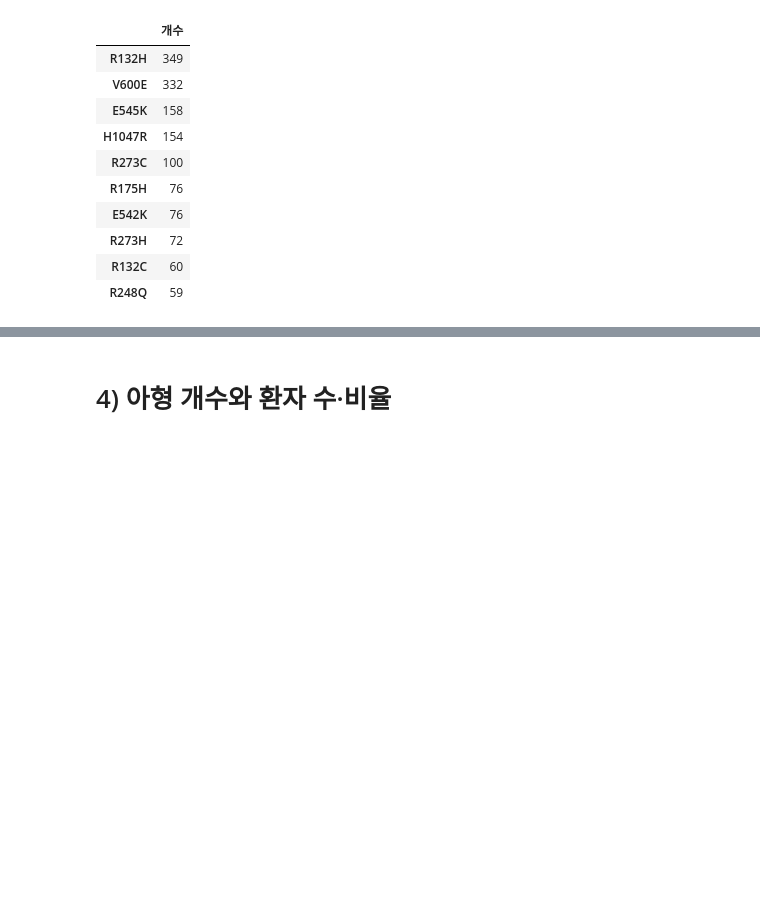
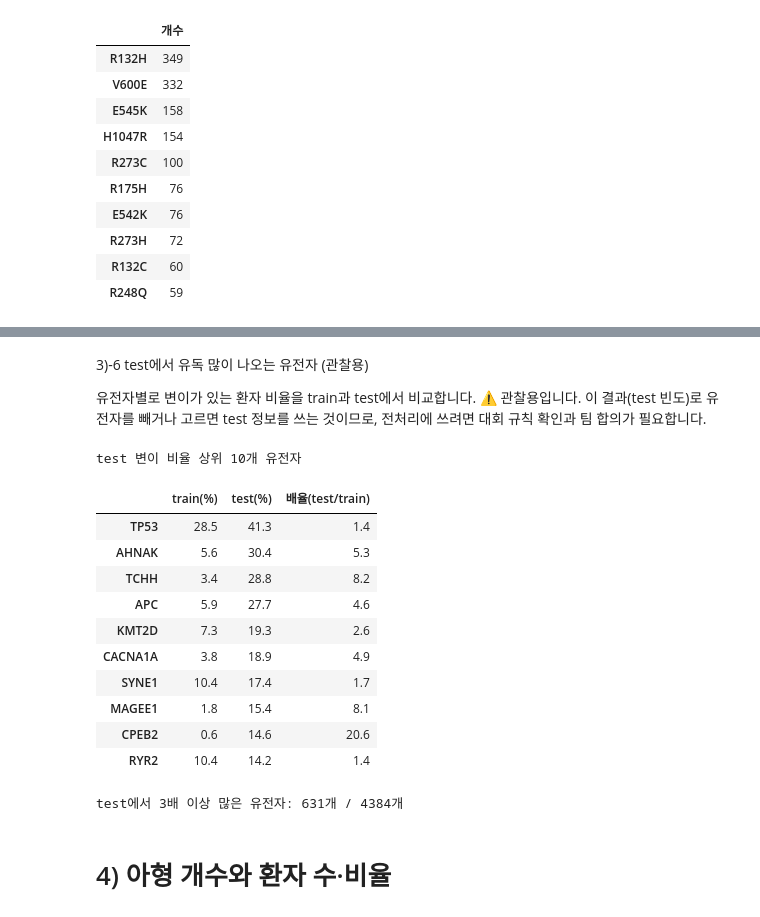
Before and after one commit to seol-ditto/dacon-cancer-subclass, a Jupyter notebook: notebooks/01_eda_data_target.ipynb, the cells around one changed output, grey strips where cells are left out. Saved outputs shown, nothing was run; the diff lists cells and outputs as text; code cells hidden in the pictures; blank space fills up the shorter version.

```diff
--- a/notebooks/01_eda_data_target.ipynb
+++ b/notebooks/01_eda_data_target.ipynb
@@ -121,7 +121,7 @@ def mutation_type(token):
         ref, alt = m.group(1), m.group(3)
         if ref == alt:  # *261* (정지코돈 유지)도 여기
             return 'Silent (동의)'
-        if alt == '*':
+        if alt in ('*', 'X'):  # 'X'도 종결코돈 (test 표기, 3)-4 참고)
             return 'Nonsense (*)'
         if ref == '*':
             return 'Stop-loss'
@@ -191,24 +196,26 @@ pd.Series(tokens).sort_values(ascending=False).head(10).to_frame('개수')
 # %%
-# 3)-3 train vs test 변이 표기 비교
 def get_tokens(df):
-    """변이 있는 칸(WT·빈칸 제외)의 토큰을 모두 꺼냅니다."""
+    """변이 있는 칸(WT·빈칸 제외)과 그 안의 토큰을 모두 꺼냅니다."""
     v = df[GENE_COLS].stack().dropna()  # test 빈칸(NaN) 제외
     v = v[v != 'WT']
     return v, pd.Series([t for cell in v for t in cell.split()])
 
 PATTERNS = {
-    'R213* (종결, * 표기)':       r'[A-Z]\d+\*',
-    'R492X (종결, X 표기)':       r'[A-Z]\d+X',
-    'M622fs (frameshift)':        r'[A-Z*]?\d+fs',
-    'K600Nfs (frameshift+aa)':    r'[A-Z*]?\d+[A-Z]fs.*',
-    'del / ins (in-frame indel)': r'.*(del|ins).*',
+    'R213* (종결, * 표기)':          r'[A-Z]\d+\*',
+    'R492X (종결, X 표기)':          r'[A-Z]\d+X',
+    'M622fs (frameshift)':           r'[A-Z*]?\d+fs',
+    'K600?fs (fs 앞에 아미노산 1글자)': r'[A-Z*]?\d+[A-Z]fs.*',
+    'del / ins (in-frame indel)':    r'.*(del|ins).*',
 }
-rows = {}
+cells_by, toks_by, rows = {}, {}, {}
 for name, df in [('train', train), ('test', test)]:
     cells, toks = get_tokens(df)
+    cells_by[name], toks_by[name] = cells, toks
     r = {k: int(toks.str.fullmatch(p).sum()) for k, p in PATTERNS.items()}
     r['토큰 총수'] = len(toks)
     r['환자당 토큰 수'] = round(len(toks) / len(df), 1)
     r['여러 토큰 칸 비율(%)'] = round(cells.str.contains(' ').mean() * 100, 1)
+    n_gene = df[GENE_COLS].notna().where(df[GENE_COLS] != 'WT', False).sum(axis=1)
+    r['환자당 변이 유전자 수(중앙값)'] = float(n_gene.median())
     rows[name] = r
 pd.DataFrame(rows)
@@ -215,3 +306,31 @@ pd.DataFrame(rows)
+# %% [markdown]
+3)-6 test에서 유독 많이 나오는 유전자 (관찰용)
+
+유전자별로 변이가 있는 환자 비율을 train과 test에서 비교합니다.
+⚠️ 관찰용입니다. 이 결과(test 빈도)로 유전자를 빼거나 고르면 test 정보를 쓰는 것이므로, 전처리에 쓰려면 대회 규칙 확인과 팀 합의가 필요합니다.
+# %%
+def gene_rate(df):
+    return (df[GENE_COLS].notna() & (df[GENE_COLS] != 'WT')).mean()
+
+rate = pd.DataFrame({'train(%)': gene_rate(train) * 100, 'test(%)': gene_rate(test) * 100})
+rate['배율(test/train)'] = (rate['test(%)'] + 0.1) / (rate['train(%)'] + 0.1)
+print('test 변이 비율 상위 10개 유전자')
+display(rate.sort_values('test(%)', ascending=False).head(10).round(1))
+print(f"test에서 3배 이상 많은 유전자: {(rate['배율(test/train)'] >= 3).sum()}개 / {len(rate)}개")
+# %% [output]
+test 변이 비율 상위 10개 유전자
+|  | train(%) | test(%) | 배율(test/train) |
+| TP53 | 28.5 | 41.3 | 1.4 |
+| AHNAK | 5.6 | 30.4 | 5.3 |
+| TCHH | 3.4 | 28.8 | 8.2 |
+| APC | 5.9 | 27.7 | 4.6 |
+| KMT2D | 7.3 | 19.3 | 2.6 |
+| CACNA1A | 3.8 | 18.9 | 4.9 |
+| SYNE1 | 10.4 | 17.4 | 1.7 |
+| MAGEE1 | 1.8 | 15.4 | 8.1 |
+| CPEB2 | 0.6 | 14.6 | 20.6 |
+| RYR2 | 10.4 | 14.2 | 1.4 |
+test에서 3배 이상 많은 유전자: 631개 / 4384개
 # %% [markdown]
 # 4) 아형 개수와 환자 수·비율
 # %%
```
Also changed, not shown: parts of 8 cells of this notebook.
